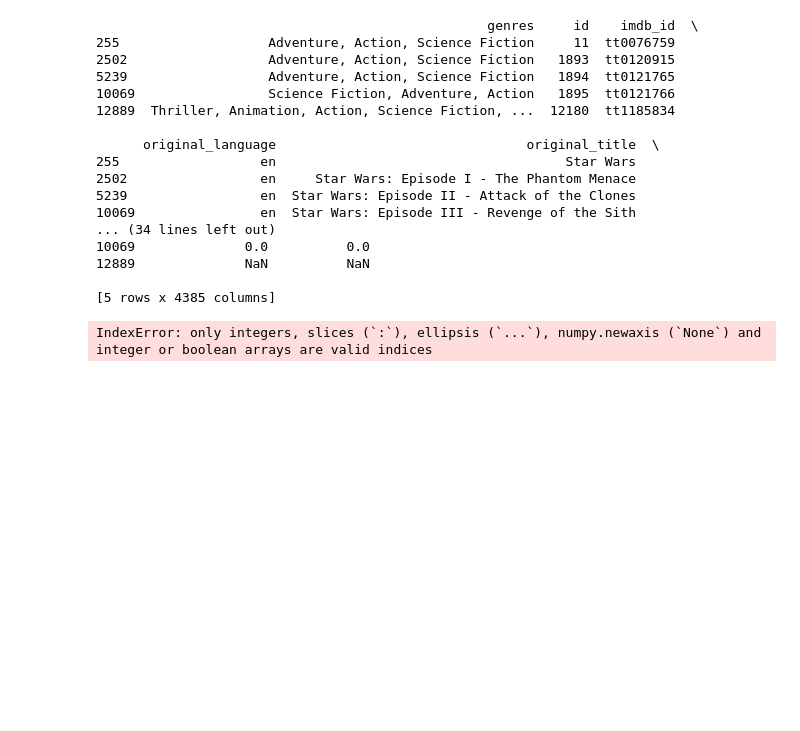
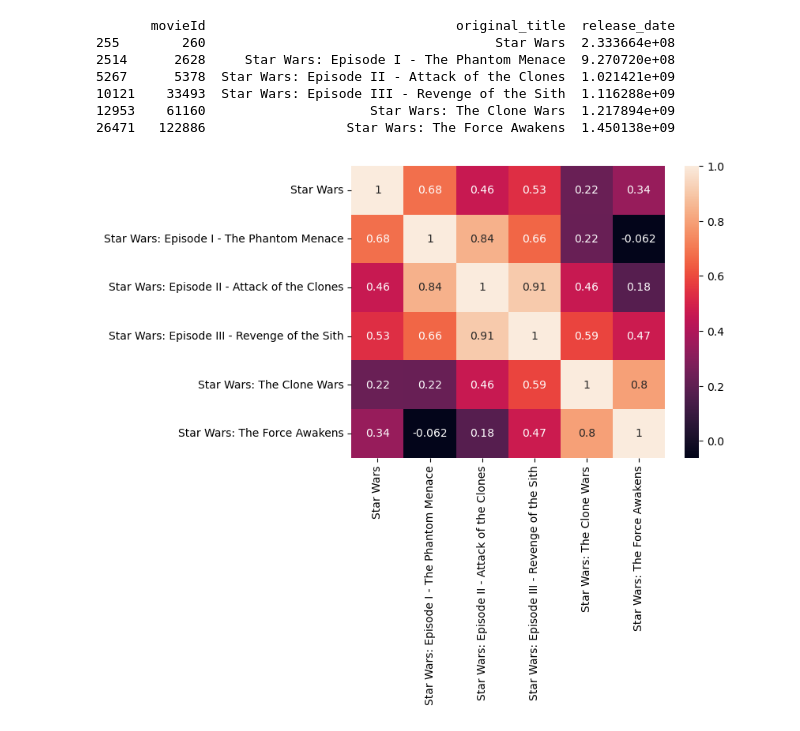
Before and after one commit to tsalex1992/Recommendation-Systems, a Jupyter notebook: Project/BPR.ipynb, the cells around one changed output. Cells and saved outputs as stored; diff of their text form; code cells hidden in the pictures; blank space fills up the shorter version.

```diff
--- a/Project/BPR.ipynb
+++ b/Project/BPR.ipynb
@@ -26,10 +30,19 @@ else:
     path2Keep= r"data2Keep"
 
 # load the beforelastXRatings.pkl into a dataframe
-b4Ratings_df= pd.read_pickle(path2Keep+ r"\beforelastXRatings.pkl")
+b4Ratings_df= pd.read_pickle(path2Keep+ r"\beforelastXRatings.pkl", compression= "gzip")
+b4Ratings_df["movieId"]= b4Ratings_df["movieId"].fillna(0).astype(int)
+print(f'shape of b4Ratings_df: {b4Ratings_df.shape}')
 # load the lastXRatings.pkl into a dataframe
-lastRatings_df= pd.read_pickle(path2Keep+ r"\lastXRatings.pkl")
+lastRatings_df= pd.read_pickle(path2Keep+ r"\lastXRatings.pkl", compression= "gzip")
+lastRatings_df["movieId"]= lastRatings_df["movieId"].fillna(0).astype(int)
+print(f'shape of lastRatings_df: {lastRatings_df.shape}')
 # combine the two dataframes
 ratings_df= pd.concat([b4Ratings_df, lastRatings_df], axis=0)
 print(f'shape of ratings_df: {ratings_df.shape}')
+# load the movies_df.pkl into a dataframe
+movies_df= pd.read_pickle(path2Keep+ r"\movies_df.pkl", compression= "gzip")
+movies_df['movieId']= movies_df['movieId'].astype(int)
+movies_df['original_title']= movies_df['original_title'].fillna('')
+print(f'shape of movies_df: {movies_df.shape}')
 # %% [output]
@@ -46,7 +78,5 @@ shape of test: (4050363, 4)
 # %%
 #  create a sparse matrix from the dataframe using the csr_matrix function
-csrMatrixTrain = spr.csr_matrix((train["rating"] ,(train["userId"], train["movieId"])), shape=(train["userId"].max()+1, train["movieId"].max()+1))
-csrMatrixTest = spr.csr_matrix((test["rating"] ,(test["userId"], test["movieId"])), shape=(test["userId"].max()+1, test["movieId"].max()+1))
-print(f' shape of csrMatrixTrain.shape {csrMatrixTrain.shape}')
-print(f' shape of csrMatrixTest.shape {csrMatrixTest.shape}')
+BPR1csrMatrixTrain = spr.csr_matrix((b4Ratings_df["rating"] ,(b4Ratings_df["userId"], b4Ratings_df["movieId"])), shape=(ratings_df["userId"].max()+1, ratings_df["movieId"].max()+1))
+print(f' shape of csrMatrixTrain.shape {BPR1csrMatrixTrain.shape}')
 # %% [output]
@@ -94,29 +112,23 @@ array([[-0.33071688,  1.4424202 , -1.9702144 ,  0.35360897,  0.14243674,
-# %%
-#  load the movies dataframe from Project\data2Keep\movies_df.pkl
-movies_df= pd.read_pickle(path2Keep+"movies_df.pkl")
-#  get the star wars movieIds
-movies_df.head()
-starWarsMovies= movies_df[movies_df['original_title'].str.contains('Star Wars')]
-print(starWarsMovies.head(5))
-#  get the star wars movie embeddings
-starWarsMoviesEmbeddings= item_embeddings[starWarsMovies[:4]]
-# starWarsMoviesEmbeddings
-# %% [output]
-                                                  genres     id    imdb_id  \
-255                   Adventure, Action, Science Fiction     11  tt0076759
-2502                  Adventure, Action, Science Fiction   1893  tt0120915
-5239                  Adventure, Action, Science Fiction   1894  tt0121765
-10069                 Science Fiction, Adventure, Action   1895  tt0121766
-12889  Thriller, Animation, Action, Science Fiction, ...  12180  tt1185834
-
-      original_language                                original_title  \
-255                  en                                     Star Wars
-2502                 en     Star Wars: Episode I - The Phantom Menace
-5239                 en  Star Wars: Episode II - Attack of the Clones
-10069                en  Star Wars: Episode III - Revenge of the Sith
-... (34 lines left out)
-10069              0.0          0.0
-12889              NaN          NaN
-
-[5 rows x 4385 columns]
-IndexError: only integers, slices (`:`), ellipsis (`...`), numpy.newaxis (`None`) and integer or boolean arrays are valid indices
+# %%
+# get all star wars movies
+movies_df['original_title']= movies_df['original_title'].fillna('')
+starWars_df= movies_df[movies_df['original_title'].str[: 9] ==('Star Wars')]
+print(starWars_df[['movieId','original_title','release_date']])
+# get the movieId's of the star wars movies
+starWarsMovieIds= starWars_df['movieId'].to_list()
+# get the embeddings of the star wars movies
+starWarsEmbeddings= BPR1_item_embeddings[starWarsMovieIds]
+# #  get the cosine similarity of the star wars movies
+starWarsCosineSim= cosine_similarity(starWarsEmbeddings)
+#  create a heatmap of the cosine similarity
+sns.heatmap(starWarsCosineSim, annot=True, xticklabels= starWars_df['original_title'], yticklabels= starWars_df['original_title'])
+plt.show()
+# %% [output]
+       movieId                                original_title  release_date
+255        260                                     Star Wars  2.333664e+08
+2514      2628     Star Wars: Episode I - The Phantom Menace  9.270720e+08
+5267      5378  Star Wars: Episode II - Attack of the Clones  1.021421e+09
+10121    33493  Star Wars: Episode III - Revenge of the Sith  1.116288e+09
+12953    61160                     Star Wars: The Clone Wars  1.217894e+09
+26471   122886                  Star Wars: The Force Awakens  1.450138e+09
+[figure, added]
```
Also changed, not shown: parts of 16 cells of this notebook, 2 other files.
